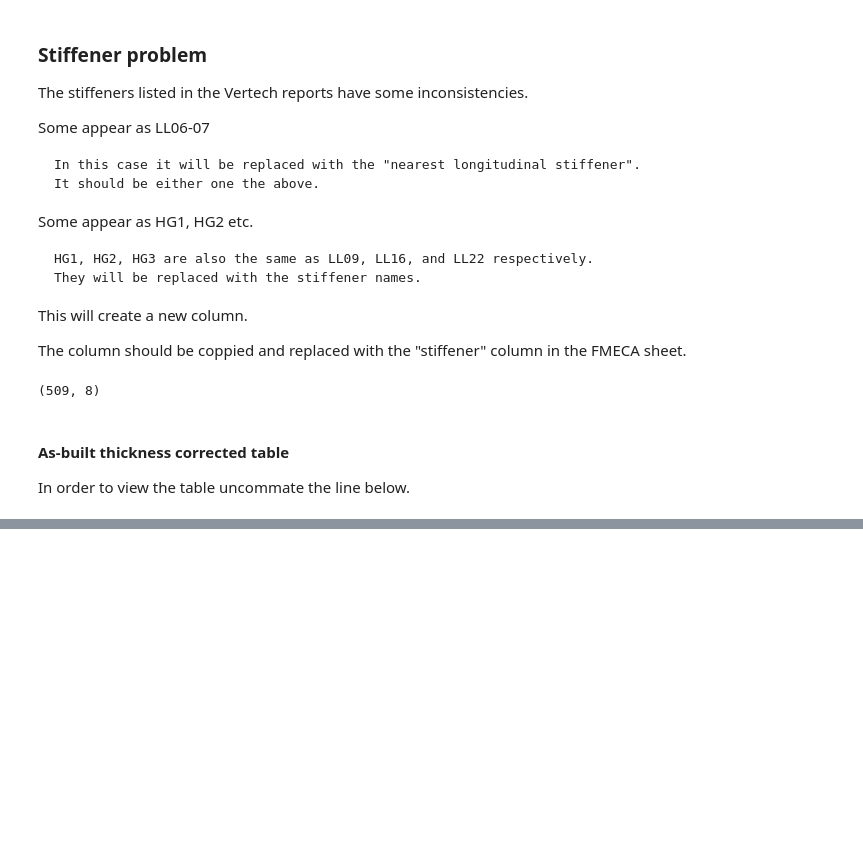
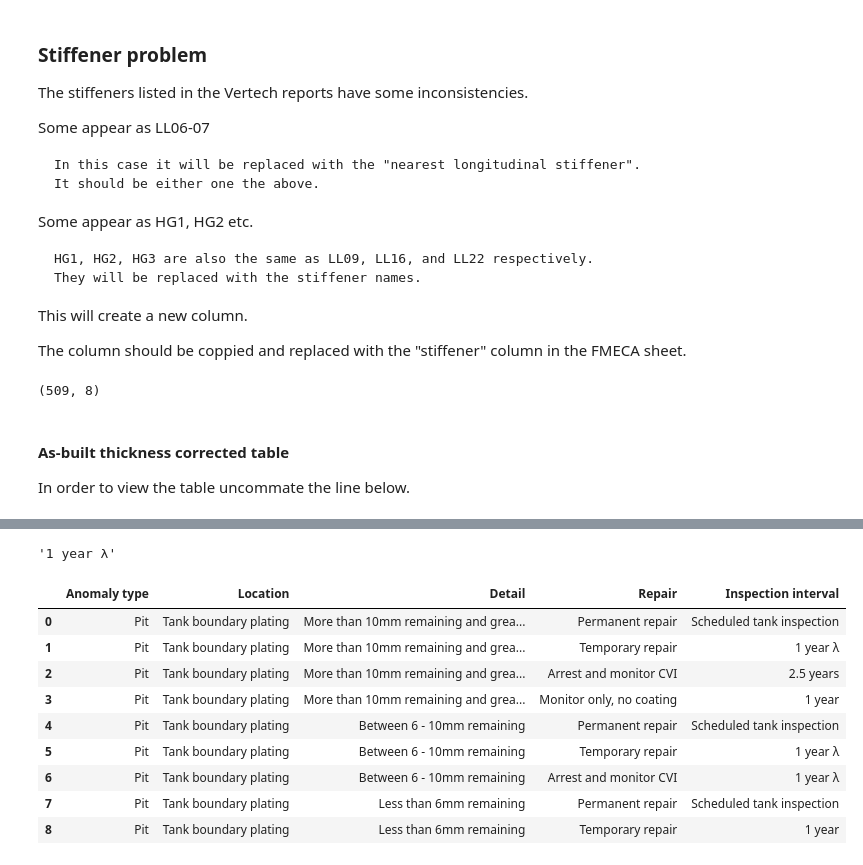
Before and after one commit to nishamnisham/PythonScripts, a Jupyter notebook: XLWINGS/jad_fmeca_b5_operation.ipynb, the cells around one changed output, grey strips where cells are left out. Saved outputs shown, nothing was run; the diff lists cells and outputs as text; code cells hidden in the pictures; blank space fills up the shorter version.

```diff
--- a/XLWINGS/jad_fmeca_b5_operation.ipynb
+++ b/XLWINGS/jad_fmeca_b5_operation.ipynb
@@ -449,0 +472,25 @@ def RepairMethodR1(row):
+# %%
+a = dm[dm['Anomaly type']=='Pit']
+
+b = a[a['Location']=='Tank boundary plating']
+
+c = b[b['Detail']=='More than 10mm remaining and greater than renewable loss']
+
+d = c[c['Repair'] == 'Temporary repair']
+
+d.iloc[0,-1]
+# %% [output]
+'1 year λ'
+# %%
+b
+# %% [output]
+|  | Anomaly type | Location | Detail | Repair | Inspection interval |
+| 0 | Pit | Tank boundary plating | More than 10mm remaining and grea... | Permanent repair | Scheduled tank inspection |
+| 1 | Pit | Tank boundary plating | More than 10mm remaining and grea... | Temporary repair | 1 year λ |
+| 2 | Pit | Tank boundary plating | More than 10mm remaining and grea... | Arrest and monitor CVI | 2.5 years |
+| 3 | Pit | Tank boundary plating | More than 10mm remaining and grea... | Monitor only, no coating | 1 year |
+| 4 | Pit | Tank boundary plating | Between 6 - 10mm remaining | Permanent repair | Scheduled tank inspection |
+| 5 | Pit | Tank boundary plating | Between 6 - 10mm remaining | Temporary repair | 1 year λ |
+| 6 | Pit | Tank boundary plating | Between 6 - 10mm remaining | Arrest and monitor CVI | 1 year λ |
+| 7 | Pit | Tank boundary plating | Less than 6mm remaining | Permanent repair | Scheduled tank inspection |
+| 8 | Pit | Tank boundary plating | Less than 6mm remaining | Temporary repair | 1 year |
```
Also changed, not shown: parts of 15 cells of this notebook.
